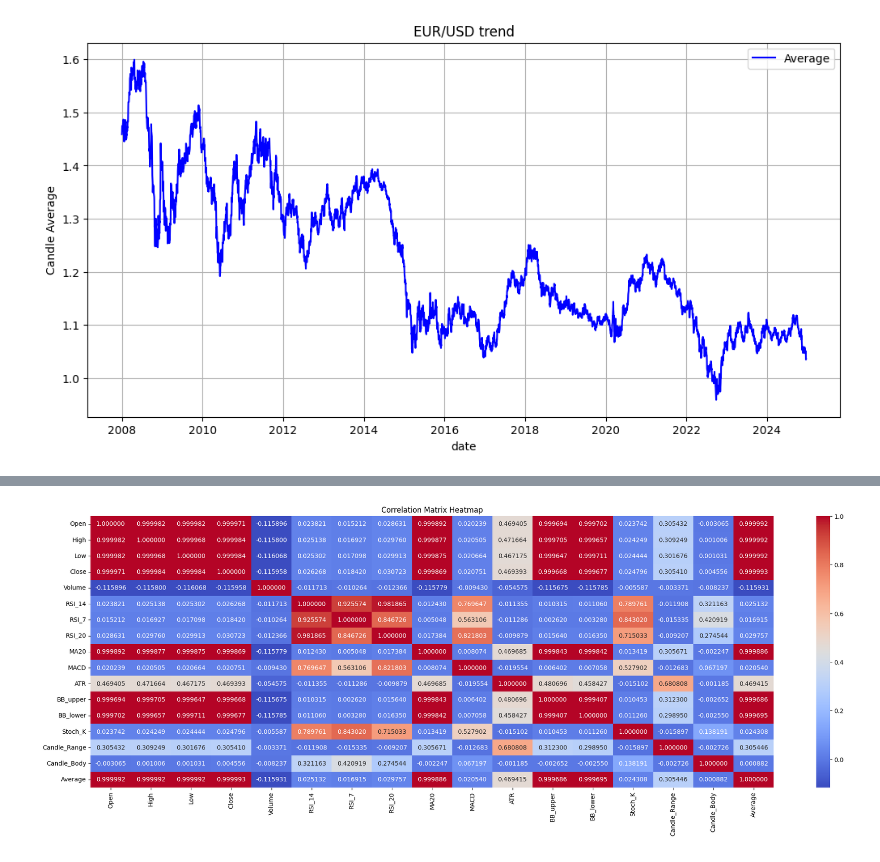
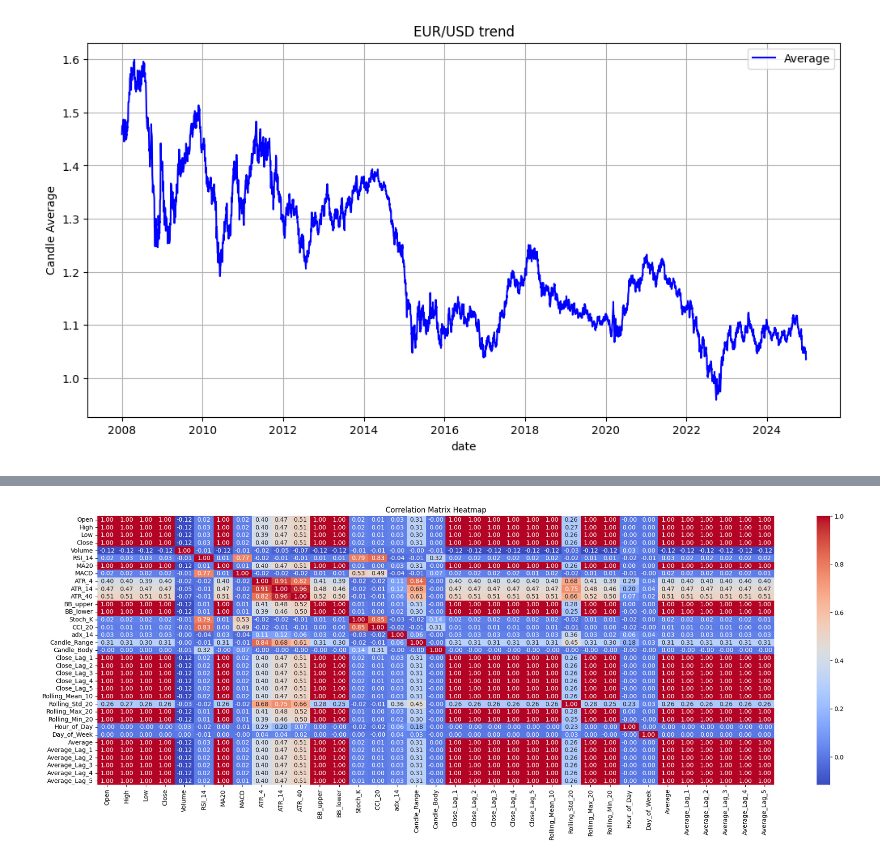
Before and after one commit to mostafamhmdi/alpha-niroo, a Jupyter notebook: candle-mean-prediction.ipynb, the cells around one changed output, grey strips where cells are left out. Saved outputs shown, nothing was run; the diff lists cells and outputs as text; code cells hidden in the pictures.

Commit message:
Kaggle Notebook | candle-mean-prediction | Version 2

```diff
--- a/candle-mean-prediction.ipynb
+++ b/candle-mean-prediction.ipynb
@@ -42,20 +42,39 @@ data.head()
 # %%
 import pandas_ta as ta
 data['RSI_14'] = ta.rsi(data['Close'], length=14)
-data['RSI_7'] = ta.rsi(data['Close'], length=7)
-data['RSI_20'] = ta.rsi(data['Close'], length=20)
 data['MA20'] = ta.ema(data['Close'], length=20)
 data['MACD'] = ta.macd(data['Close'])['MACD_12_26_9']
-data['ATR'] = ta.atr(data['High'], data['Low'], data['Close'], length=14)
+data['ATR_4'] = ta.atr(data['High'], data['Low'], data['Close'], length=4)
+data['ATR_14'] = ta.atr(data['High'], data['Low'], data['Close'], length=14)
+data['ATR_40'] = ta.atr(data['High'], data['Low'], data['Close'], length=40)
 bb = ta.bbands(data['Close'], length=20)
 data['BB_upper'] = bb['BBU_20_2.0']
 data['BB_lower'] = bb['BBL_20_2.0']
 data['Stoch_K'] = ta.stoch(data['High'], data['Low'], data['Close'])['STOCHk_14_3_3']
+data['CCI_20'] = ta.cci(data['High'], data['Low'], data['Close'], length=20)
+data['adx_14'] = data.ta.adx(length=14)['ADX_14']
 data['Candle_Range'] = data['High'] - data['Low']
 data['Candle_Body'] = data['Close'] - data['Open']
+for lag in range(1, 6):  # لگ‌های 1 تا 5
+    data[f'Close_Lag_{lag}'] = data['Close'].shift(lag)
+
+# # اضافه کردن لگ‌های زمانی برای Average
+# for lag in range(1, 6):  # لگ‌های 1 تا 5
+#     data[f'Average_Lag_{lag}'] = data['Average'].shift(lag)
+
+data['Rolling_Mean_10'] = data['Close'].rolling(window=10).mean()
+data['Rolling_Std_20'] = data['Close'].rolling(window=20).std()
+data['Rolling_Max_20'] = data['High'].rolling(window=20).max()
+data['Rolling_Min_20'] = data['Low'].rolling(window=20).min()
 
 
+data['Date'] = pd.to_datetime(data['Date'], format='%d.%m.%Y %H:%M:%S.%f')
+data['Hour_of_Day'] = data['Date'].dt.hour
+data['Day_of_Week'] = data['Date'].dt.dayofweek
+
 data['Average'] = ((data['Open'] + data['Close'] + data['High'] + data['Low']) / 4)
+for lag in range(1, 6):  # لگ‌های 1 تا 5
+    data[f'Average_Lag_{lag}'] = data['Average'].shift(lag)
 data = data.dropna()
 # %%
 data.head(7)
@@ -93,12 +122,16 @@ data.columns
 # %%
 import seaborn as sns
-correlation_matrix = data[['Open', 'High', 'Low', 'Close', 'Volume', 'RSI_14', 'RSI_7',
-       'RSI_20', 'MA20', 'MACD', 'ATR', 'BB_upper', 'BB_lower', 'Stoch_K',
-       'Candle_Range', 'Candle_Body', 'Average']].corr()
+correlation_matrix = data[['Open', 'High', 'Low', 'Close', 'Volume', 'RSI_14', 'MA20',
+       'MACD', 'ATR_4', 'ATR_14', 'ATR_40', 'BB_upper', 'BB_lower', 'Stoch_K',
+       'CCI_20', 'adx_14', 'Candle_Range', 'Candle_Body', 'Close_Lag_1',
+       'Close_Lag_2', 'Close_Lag_3', 'Close_Lag_4', 'Close_Lag_5',
+       'Rolling_Mean_10', 'Rolling_Std_20', 'Rolling_Max_20', 'Rolling_Min_20',
+       'Hour_of_Day', 'Day_of_Week', 'Average', 'Average_Lag_1',
+       'Average_Lag_2', 'Average_Lag_3', 'Average_Lag_4', 'Average_Lag_5']].corr()
 plt.figure(figsize=(25, 8))
-sns.heatmap(correlation_matrix, annot=True, cmap='coolwarm', fmt=".6f")
+sns.heatmap(correlation_matrix, annot=True, cmap='coolwarm', fmt=".2f")
 plt.title('Correlation Matrix Heatmap')
 plt.show()
 # %% [output]
-[figure, old version]
+[figure, new version]
 # %%
```
Also changed, not shown: parts of 9 cells of this notebook.
